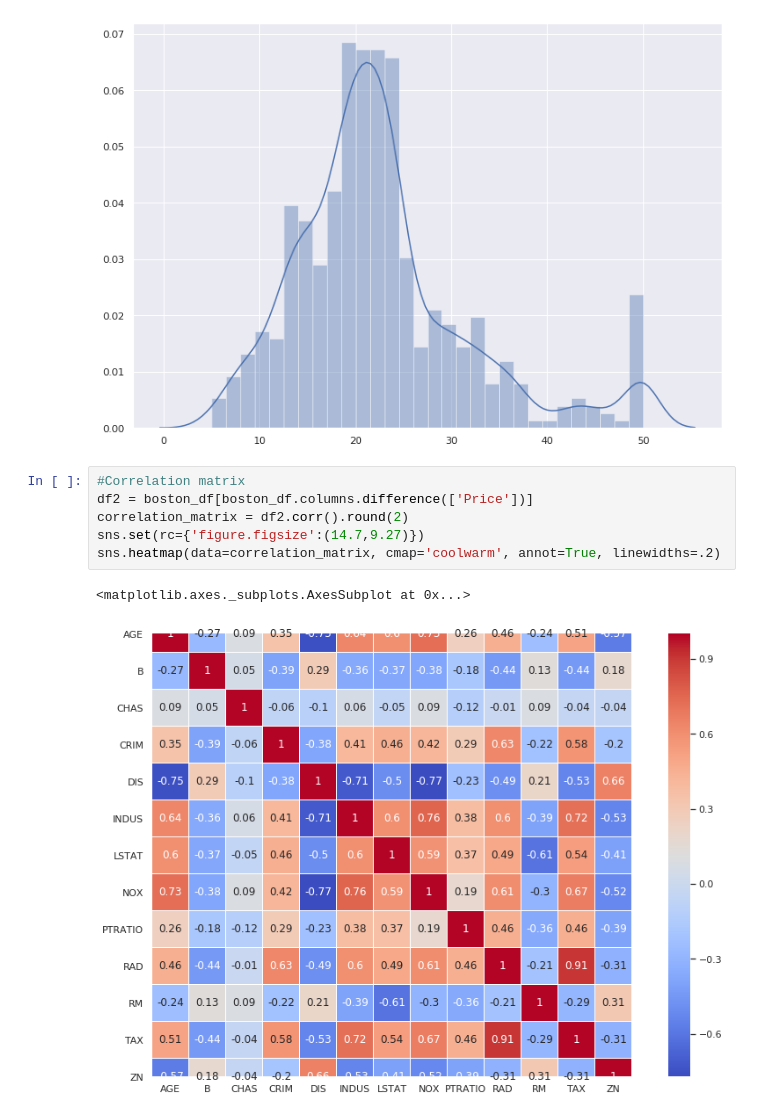
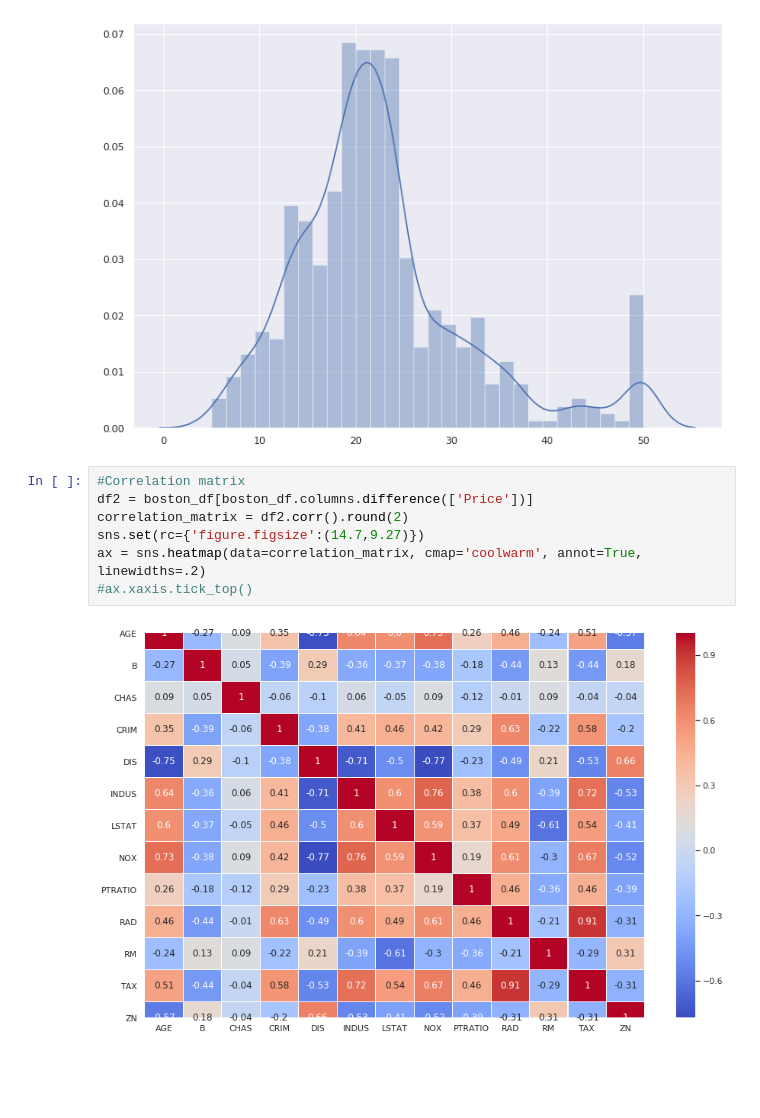
Before and after one commit to henry-sabogal/bioinformatics_project, a Jupyter notebook: LassoRegression.ipynb, the cells around one changed output. Drawn from its saved outputs; the diff is of its cells as text; blank space fills up the shorter version.

Commit message:
Data Analysis

```diff
--- a/LassoRegression.ipynb
+++ b/LassoRegression.ipynb
@@ -81,9 +99,9 @@ plt.show()
 # %%
 #Correlation matrix
 df2 = boston_df[boston_df.columns.difference(['Price'])]
 correlation_matrix = df2.corr().round(2)
 sns.set(rc={'figure.figsize':(14.7,9.27)})
-sns.heatmap(data=correlation_matrix, cmap='coolwarm', annot=True, linewidths=.2)
+ax = sns.heatmap(data=correlation_matrix, cmap='coolwarm', annot=True, linewidths=.2)
+#ax.xaxis.tick_top()
 # %% [output]
-<matplotlib.axes._subplots.AxesSubplot at 0x...>
-[figure, old version]
+[figure, new version]
```
Also changed, not shown: parts of 2 cells of this notebook, 2 other files.
